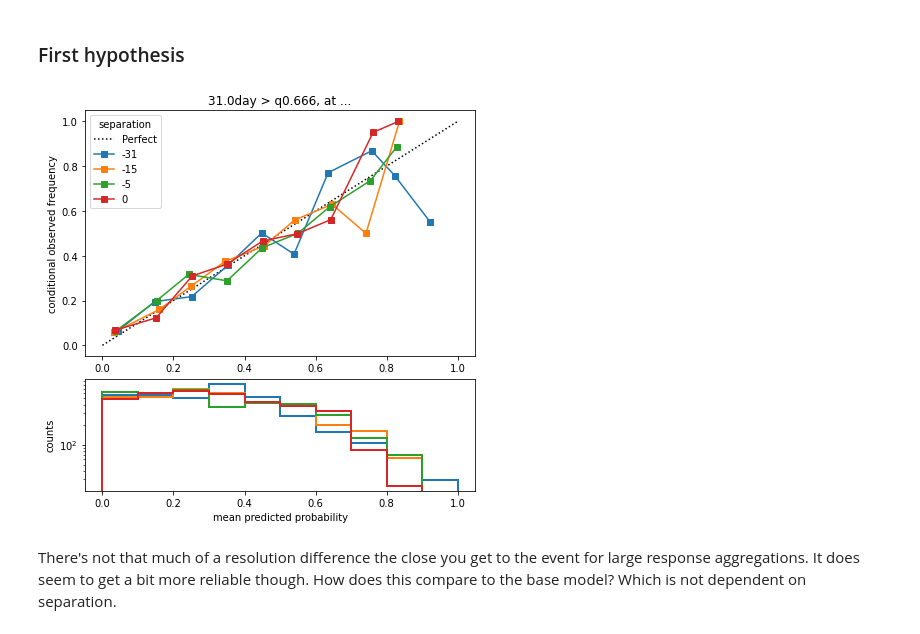
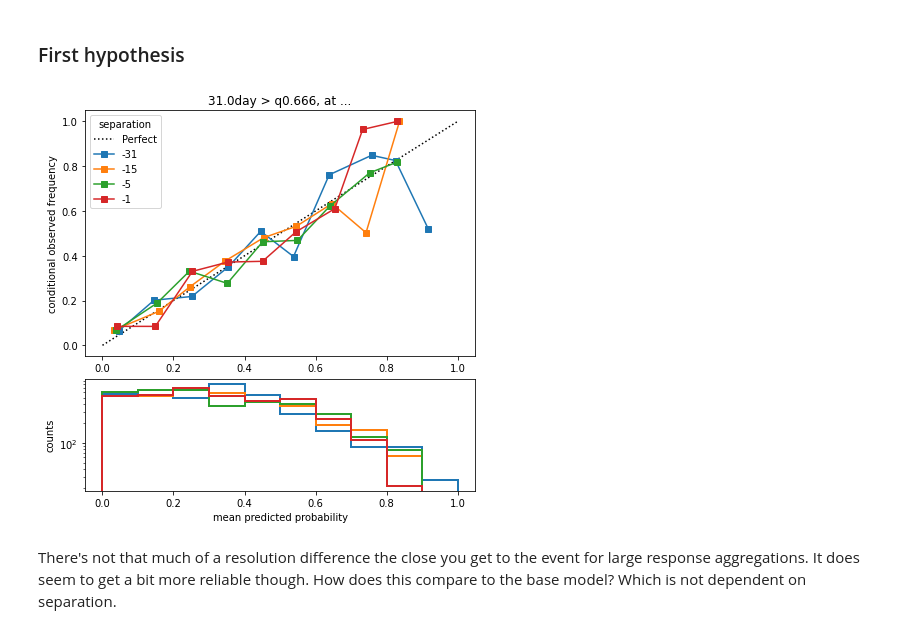
Before and after one commit to chiemvs/Weave, a Jupyter notebook: notebooks/Classifier_skills.ipynb, the cells around one changed output. Drawn from its saved outputs; the diff is of its cells as text; code cells hidden in the pictures.

```diff
--- a/notebooks/Classifier_skills.ipynb
+++ b/notebooks/Classifier_skills.ipynb
@@ -99,8 +99,8 @@ def skill_plot(df, fig = None, axes = None, colors: str = 'Blues', respaggs: lis
 # %% [markdown]
 ### Brier score
 # %%
-respaggs = [5,15,31]
-thresholds = [0.5,0.666,0.8,0.9]
+respaggs = [7,15,31]
+thresholds = [0.5,0.666,0.9]
 bss_fixed = transform_to_skill(pd.read_parquet(skillpath_fixed))
 bss_to_base = transform_to_skill(pd.read_parquet(skillpath))
 fig, axes = skill_plot(bss_fixed, respaggs = respaggs, thresholds = thresholds, colors = 'Greys')
@@ -245,13 +245,13 @@ basemodel = HybridExceedenceModel(fit_base_to_all_cv = True, base_only = True)
 # %% [markdown]
 ### First hypothesis
 # %%
-y_true, y_probs = get_predictions(model, respaggs = [31],thresholds = [0.666], separations = [-31,-15,-5,0])
+y_true, y_probs = get_predictions(model, respaggs = [31],thresholds = [0.666], separations = [-31,-15,-5,-1])
 fr, tit = strip_for_reliability(y_probs)
 fig, axes = reliability_plot(y_true=y_true, y_probs = fr)
 axes[0].set_title(tit)
 plt.show()
 # %% [output]
-[figure, old version]
+[figure, new version]
 # %% [markdown]
 There's not that much of a resolution difference the close you get to the event for large response aggregations. It does seem to get a bit more reliable though. How does this compare to the base model? Which is not dependent on separation.
 # %%
```
Also changed, not shown: parts of 8 cells of this notebook.
